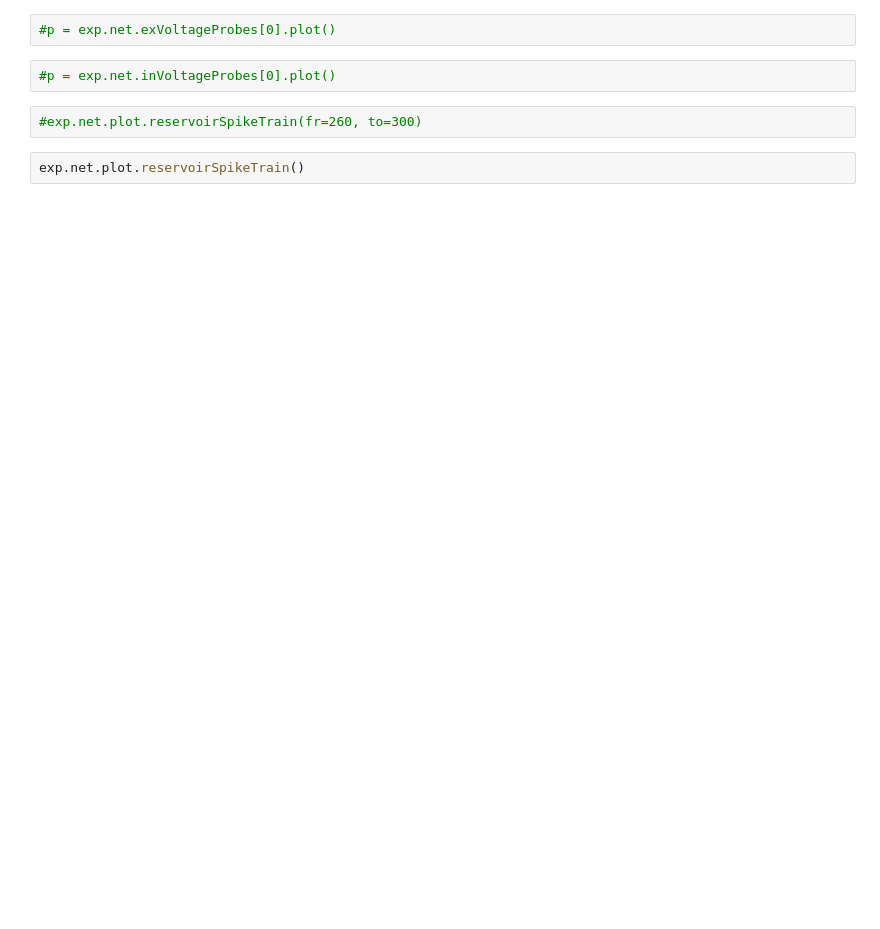
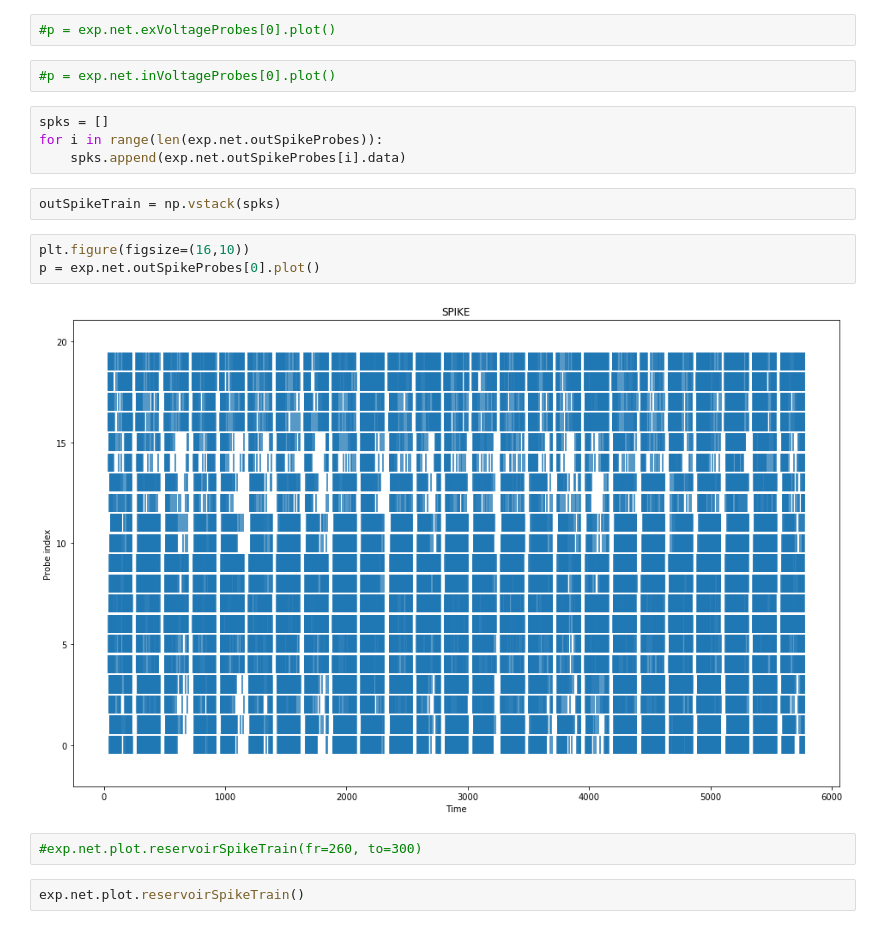
Before and after one commit to sagacitysite/pelenet, a Jupyter notebook: readout-learning.ipynb, the cells around one changed output. Cells and saved outputs as stored; diff of their text form; blank space fills up the shorter version.

```diff
--- a/readout-learning.ipynb
+++ b/readout-learning.ipynb
@@ -53,6 +53,17 @@ exp.net.plot.landscape()
 #p = exp.net.exVoltageProbes[0].plot()
 # %%
 #p = exp.net.inVoltageProbes[0].plot()
+# %%
+spks = []
+for i in range(len(exp.net.outSpikeProbes)):
+    spks.append(exp.net.outSpikeProbes[i].data)
+# %%
+outSpikeTrain = np.vstack(spks)
+# %%
+plt.figure(figsize=(16,10))
+p = exp.net.outSpikeProbes[0].plot()
+# %% [output]
+[figure, added]
 # %%
 #exp.net.plot.reservoirSpikeTrain(fr=260, to=300)
 # %%
```
Also changed, not shown: parts of 23 cells of this notebook, 10 other files.
